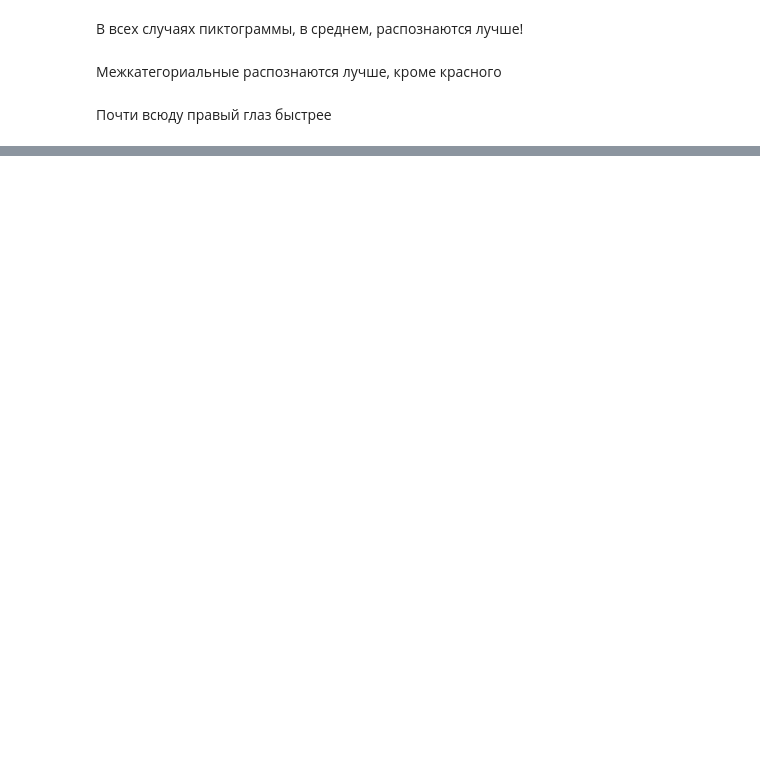
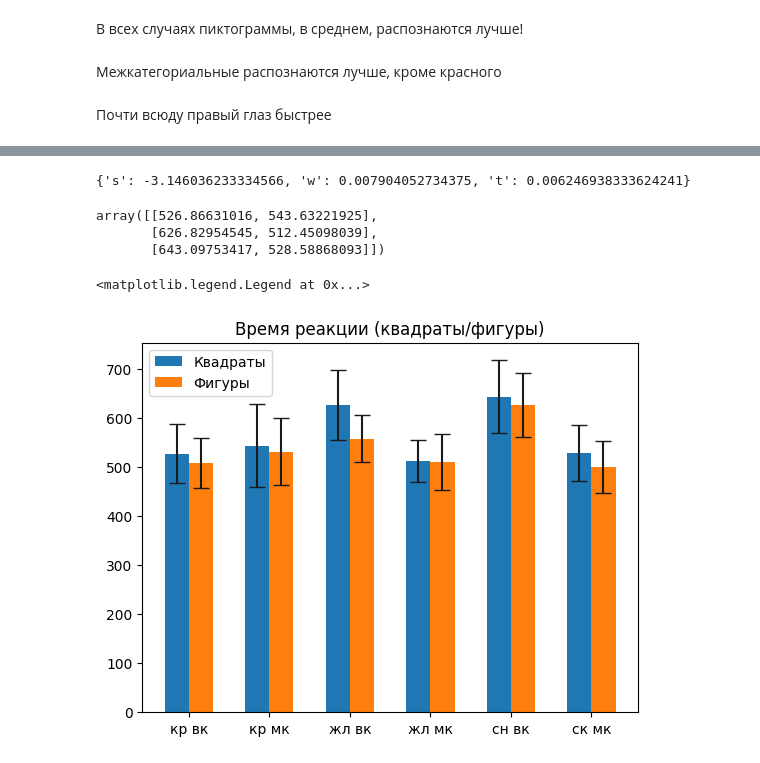
Before and after one commit to artmihant/psycat, a Jupyter notebook: analisys.ipynb, the cells around one changed output, grey strips where cells are left out. Cells and saved outputs as stored; diff of their text form; code cells hidden in the pictures; blank space fills up the shorter version.

```diff
--- a/analisys.ipynb
+++ b/analisys.ipynb
@@ -16,9 +18,7 @@ len(data.keys())
 data_f1 = {}
 
 for key in data:
-    if  data[key].get('gilbert_test_passed') == 'yes' \
-    and data[key].get('stroop_test_passed') == 'yes' \
-    and data[key].get('ishihara_test_passed') == 'yes':
+    if  data[key].get('gilbert_test_passed') == 'yes':
         data_f1[key] = data[key]
 # %%
 class GilbertSeries(TypedDict):
@@ -244,0 +474,58 @@ full_table[['reaction', 'A_r_square_in', 'L_r_square_in',
+# %%
+""" право-лево, цвет, кв-фиг, вкат-межкат"""
+
+print(
+    tcriteria(
+        res[1,:,1,:].mean((0,1)).flatten(),
+        res[2,:,1,:].mean((0,1)).flatten()
+    ),
+)
+
+
+# print(
+#     tcriteria(
+#         res[1,:,:,0].flatten(),
+#         res[2,:,:,1].flatten()
+#     ),
+# )
+
+
+# print(
+#     tcriteria(
+#         res[1,:,:,0].flatten(),
+#         res[2,:,:,1].flatten()
+#     ),
+# )
+# %% [output]
+{'s': -3.146036233334566, 'w': 0.007904052734375, 't': 0.006246938333624241}
+# %%
+np.mean(res[0,:,0,:], axis=(-1))
+# %% [output]
+array([[526.86631016, 543.63221925],
+       [626.82954545, 512.45098039],
+       [643.09753417, 528.58868093]])
+# %%
+""" право-лево, цвет, кв-фиг, вкат-межкат"""
+
+cols_names = ['кр вк', 'кр мк', 'жл вк', 'жл мк', 'сн вк', 'ск мк']
+
+color = 2
+values_mean_l = np.mean(res[0,:,0,:], axis=(-1)).flatten()
+values_std_l = np.std(  res[0,:,0,:], axis=(-1)).flatten()
+
+values_mean_r = np.mean(res[0,:,1,:], axis=(-1)).flatten()
+values_std_r = np.std(  res[0,:,1,:], axis=(-1)).flatten()
+
+width = 0.3
+x = np.arange(len(cols_names))
+
+fig, ax = plt.subplots()
+rects1 = ax.bar(x - width/2, values_mean_l, width, yerr=values_std_l, error_kw={'ecolor':'0.1','capsize':6}, label='Квадраты')
+rects2 = ax.bar(x + width/2, values_mean_r, width, yerr=values_std_r, error_kw={'ecolor':'0.1','capsize':6}, label='Фигуры')
+ax.set_title('Время реакции (квадраты/фигуры)')
+ax.set_xticks(x)
+ax.set_xticklabels(cols_names)
+ax.legend()
+# %% [output]
+<matplotlib.legend.Legend at 0x...>
+[figure, added]
```
Also changed, not shown: parts of 23 cells of this notebook, 5 other files.
